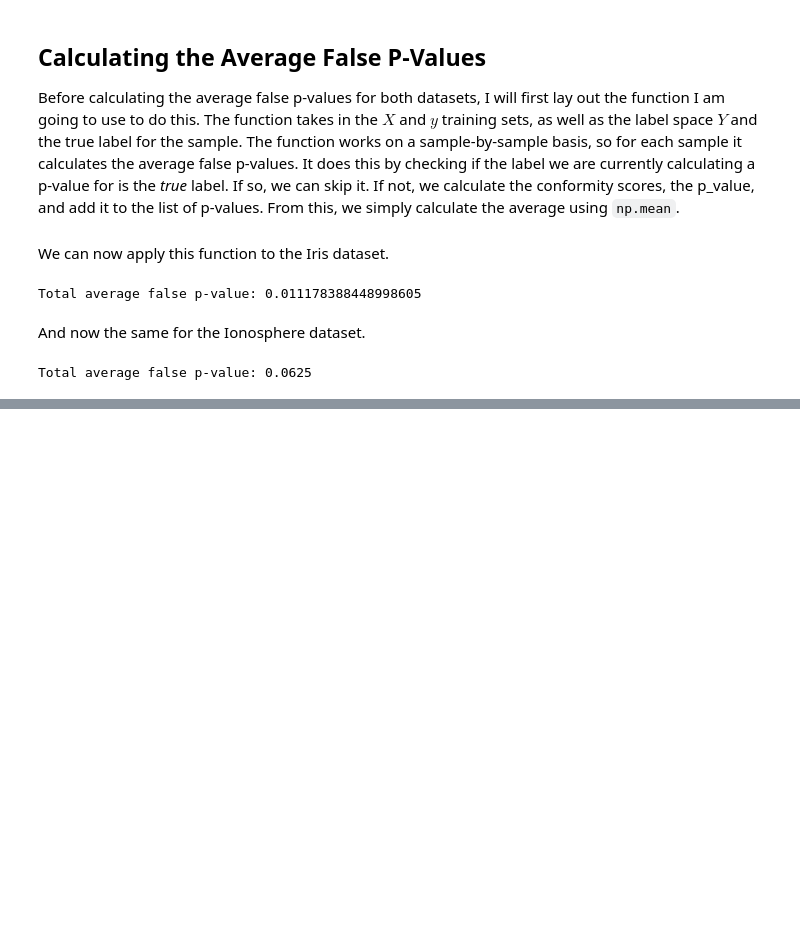
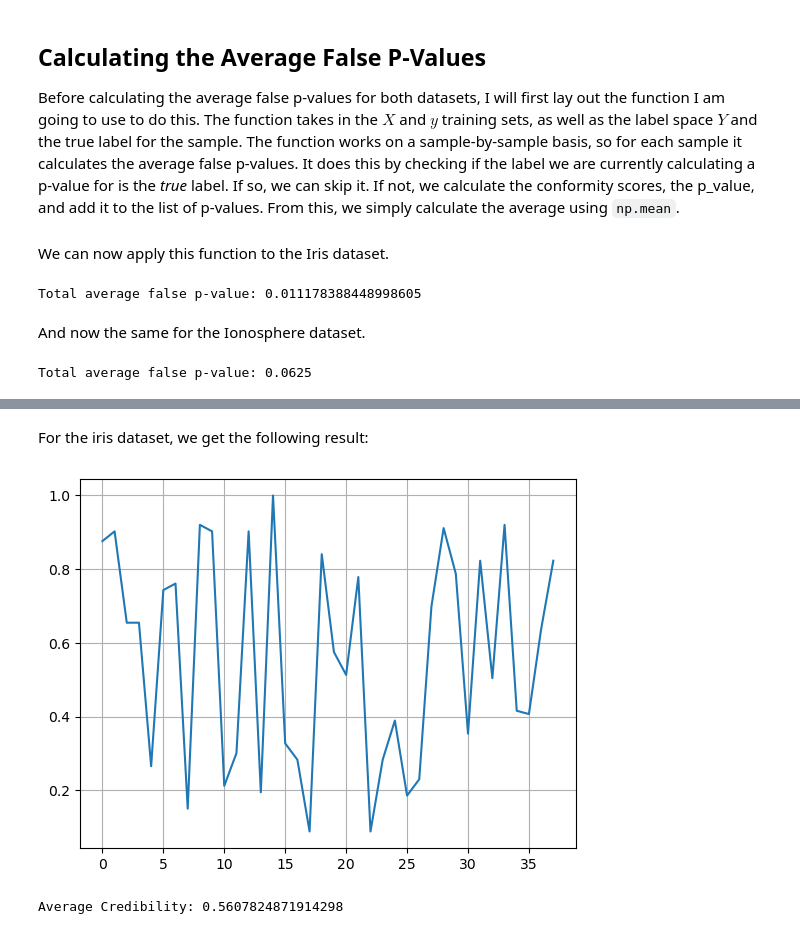
Before and after one commit to lukavr05/CS3920-labs, a Jupyter notebook: Assignment1/Assignment1.ipynb, the cells around one changed output, grey strips where cells are left out. Drawn from its saved outputs; the diff is of its cells as text; code cells hidden in the pictures; blank space fills up the shorter version.

Commit message:
added confidence and credibility

```diff
--- a/Assignment1/Assignment1.ipynb
+++ b/Assignment1/Assignment1.ipynb
@@ -397,0 +401,32 @@ Total average false p-value: 0.0625
+# %%
+def calculateCredibility(Y, sample_X, X_training_set, y_training_set):
+
+    Y_size = len(Y)
+    p_values = np.zeros(Y_size)
+    for i in range (0, Y_size):
+        label = Y[i]
+        scores = calculateConformityScores(sample_X, label, X_training_set, y_training_set)
+        p_values[i] = calculatePValue(scores)
+
+    p,_  = computeMaximum(p_values)
+
+    return p
+
+def getAverageCredibility(Y, X_test_set, X_training_set, y_training_set):
+    credibilities = np.zeros(len(X_test_set))
+    for i in range(0,len(X_test_set)):
+        credibilities[i] = calculateCredibility(Y, X_test_set[i], X_training_set, y_training_set)
+
+    x = np.arange(0, len(X_test_set))
+    plt.plot(x, credibilities)
+    plt.grid(True)
+    plt.show()
+
+    print("Average Credibility:", np.mean(credibilities))
+# %% [markdown]
+For the iris dataset, we get the following result:
+# %%
+getAverageCredibility(iris_label_space, iris_X_test, iris_X_train, iris_y_train)
+# %% [output]
+[figure, added]
+Average Credibility: 0.5607824871914298
```
Also changed, not shown: parts of 7 cells of this notebook.
